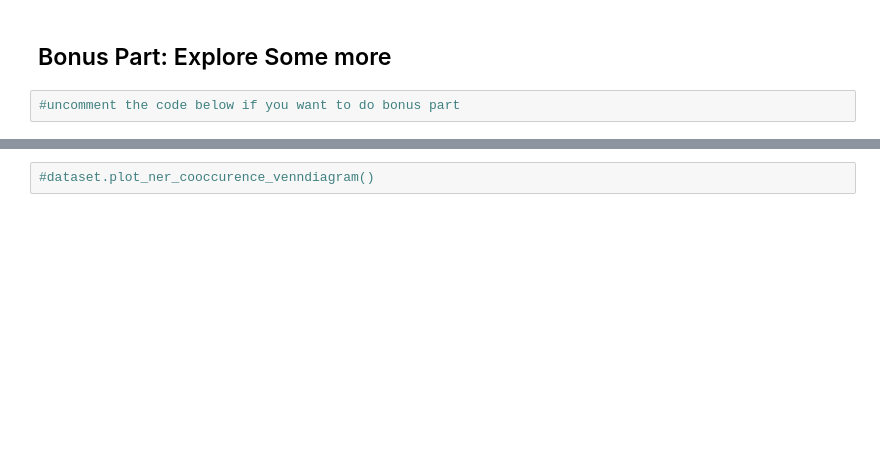
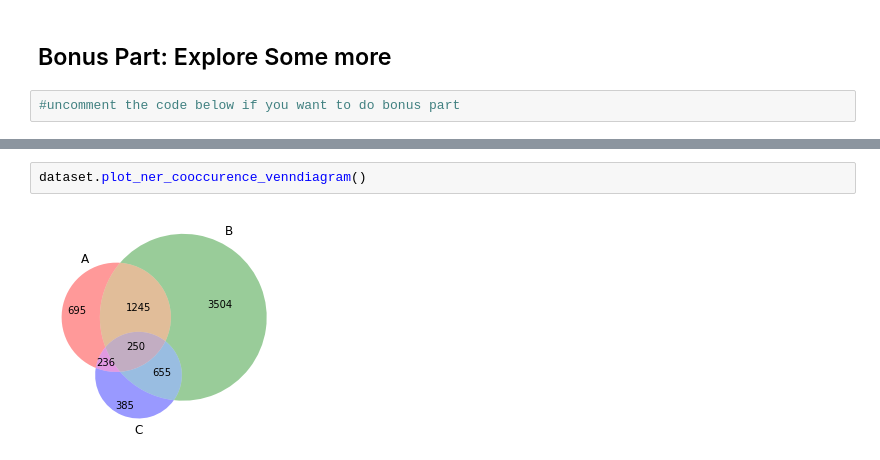
Before and after one commit to juliaklezl/lt2316-h20-aa, a Jupyter notebook: run.ipynb, the cells around one changed output, grey strips where cells are left out. Drawn from its saved outputs; the diff is of its cells as text; blank space fills up the shorter version.

```diff
--- a/run.ipynb
+++ b/run.ipynb
@@ -107,2 +105,4 @@ Counter({'DDI-DrugBank.d782.s0': 94, 'DDI-DrugBank.d184.s0': 87, 'DDI-DrugBank.d
-# %%
-#dataset.plot_ner_cooccurence_venndiagram()
+# %%
+dataset.plot_ner_cooccurence_venndiagram()
+# %% [output]
+[figure, added]
```
Also changed, not shown: parts of 9 cells of this notebook, 3 other files.
